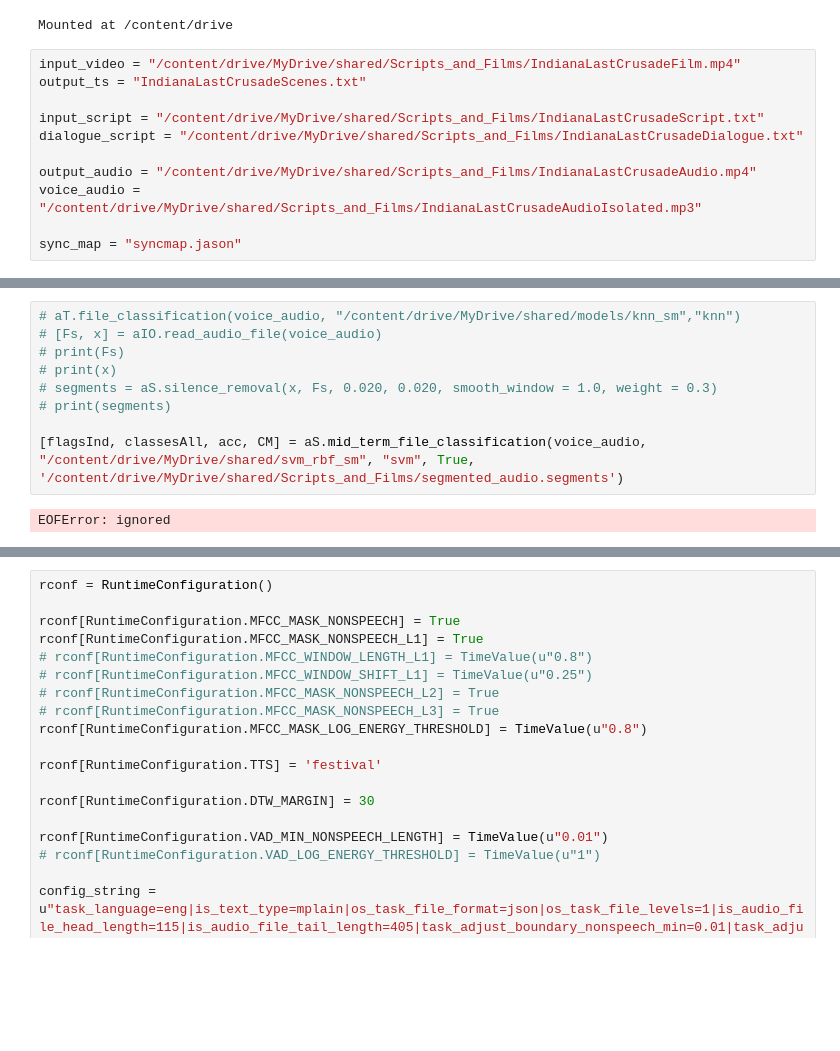
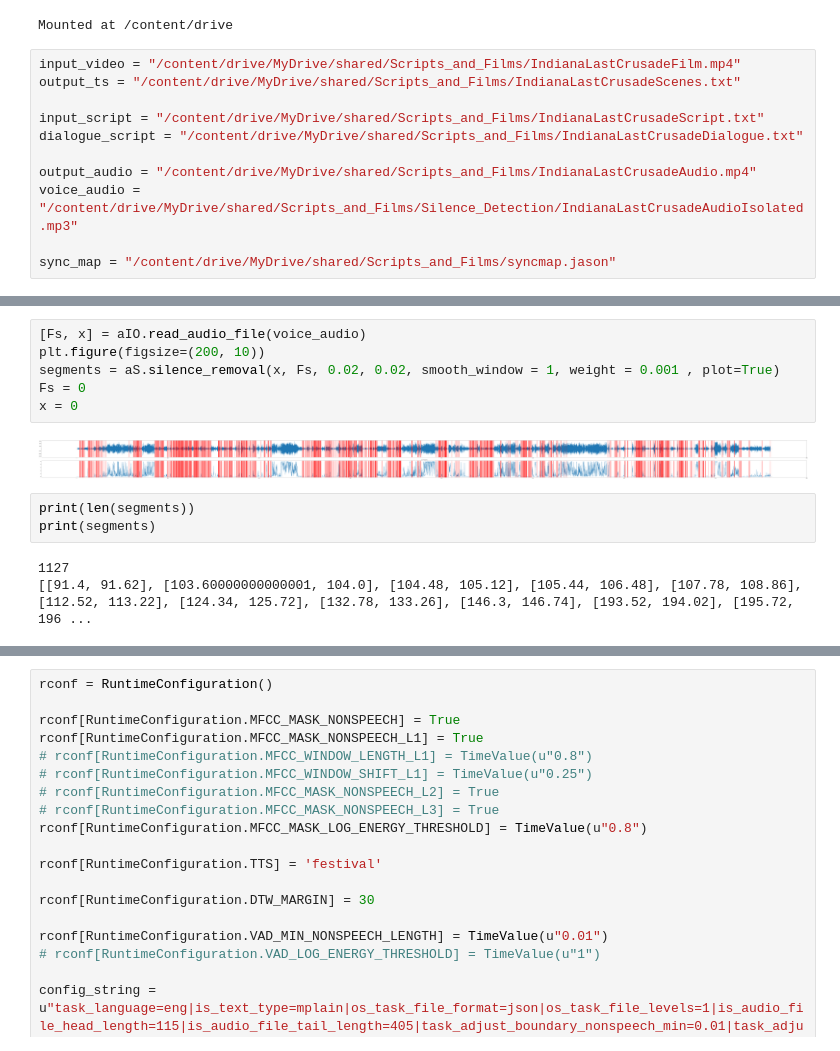
Before and after one commit to Llmortimer/character_morality, a Jupyter notebook: PreprocessingSplitAudio.ipynb, the cells around one changed output, grey strips where cells are left out. Cells and saved outputs as stored; diff of their text form; blank space fills up the shorter version.

```diff
--- a/PreprocessingSplitAudio.ipynb
+++ b/PreprocessingSplitAudio.ipynb
@@ -78,13 +70,13 @@ drive.mount('/content/drive')
 Mounted at /content/drive
 # %%
 input_video = "/content/drive/MyDrive/shared/Scripts_and_Films/IndianaLastCrusadeFilm.mp4"
-output_ts = "IndianaLastCrusadeScenes.txt"
+output_ts = "/content/drive/MyDrive/shared/Scripts_and_Films/IndianaLastCrusadeScenes.txt"
 
 input_script = "/content/drive/MyDrive/shared/Scripts_and_Films/IndianaLastCrusadeScript.txt"
 dialogue_script = "/content/drive/MyDrive/shared/Scripts_and_Films/IndianaLastCrusadeDialogue.txt"
 
 output_audio = "/content/drive/MyDrive/shared/Scripts_and_Films/IndianaLastCrusadeAudio.mp4"
-voice_audio = "/content/drive/MyDrive/shared/Scripts_and_Films/IndianaLastCrusadeAudioIsolated.mp3"
+voice_audio = "/content/drive/MyDrive/shared/Scripts_and_Films/Silence_Detection/IndianaLastCrusadeAudioIsolated.mp3"
 
-sync_map = "syncmap.jason"
+sync_map = "/content/drive/MyDrive/shared/Scripts_and_Films/syncmap.jason"
 # %%
@@ -123,11 +113,14 @@ import subprocess
-# %%
-# aT.file_classification(voice_audio, "/content/drive/MyDrive/shared/models/knn_sm","knn")
-# [Fs, x] = aIO.read_audio_file(voice_audio)
-# print(Fs)
-# print(x)
-# segments = aS.silence_removal(x, Fs, 0.020, 0.020, smooth_window = 1.0, weight = 0.3)
-# print(segments)
-
-[flagsInd, classesAll, acc, CM] = aS.mid_term_file_classification(voice_audio, "/content/drive/MyDrive/shared/svm_rbf_sm", "svm", True, '/content/drive/MyDrive/shared/Scripts_and_Films/segmented_audio.segments')
-# %% [output]
-EOFError: ignored
+# %%
+[Fs, x] = aIO.read_audio_file(voice_audio)
+plt.figure(figsize=(200, 10))
+segments = aS.silence_removal(x, Fs, 0.02, 0.02, smooth_window = 1, weight = 0.001 , plot=True)
+Fs = 0
+x = 0
+# %% [output]
+[figure, added]
+# %%
+print(len(segments))
+print(segments)
+# %% [output]
+1127
+[[91.4, 91.62], [103.60000000000001, 104.0], [104.48, 105.12], [105.44, 106.48], [107.78, 108.86], [112.52, 113.22], [124.34, 125.72], [132.78, 133.26], [146.3, 146.74], [193.52, 194.02], [195.72, 196 ...
```
Also changed, not shown: parts of 10 cells of this notebook.
